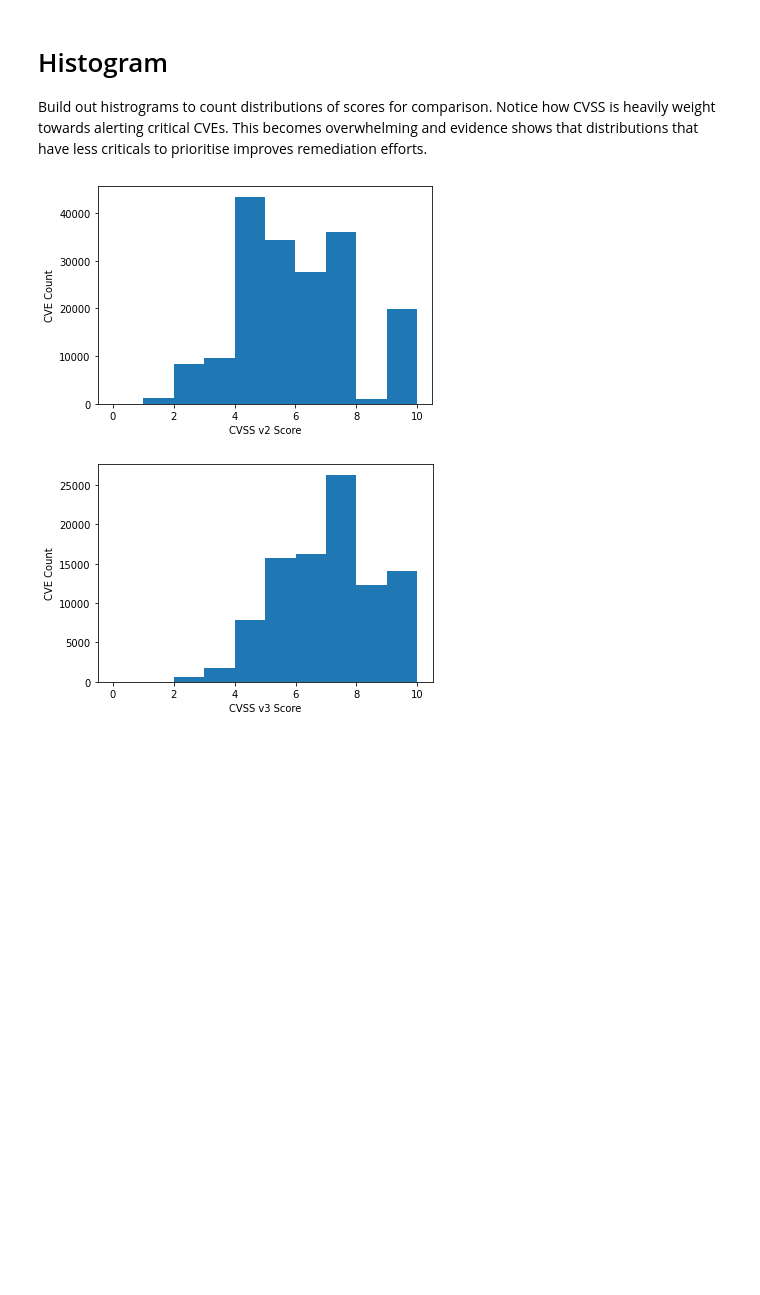
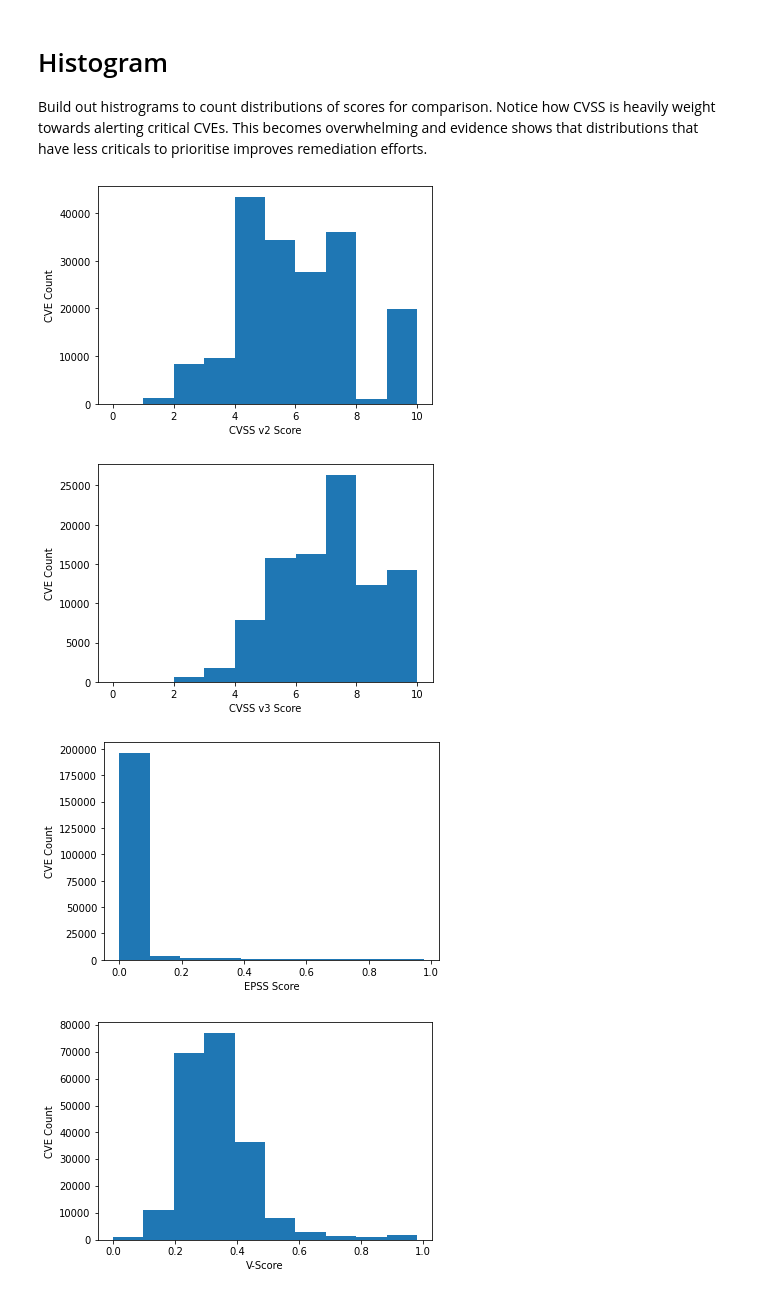
Before and after one commit to harri-renney-kaze/CVEFree, a Jupyter notebook: notebooks/analytics.ipynb, the cells around one changed output. Drawn from its saved outputs; the diff is of its cells as text; code cells hidden in the pictures; blank space fills up the shorter version.

```diff
--- a/notebooks/analytics.ipynb
+++ b/notebooks/analytics.ipynb
@@ -4,33 +4,60 @@ Build out histrograms to count distributions of scores for comparison. Notice ho
 # %%
 import json
 
 # Opening JSON file
-f = open('../full_history.json')
+f = open('../data/cve.json')
 
 # returns JSON object as
 # a dictionary
 data = json.load(f)
 
 # Iterating through the json list and populate histograms
-x_two = []
-x_three = []
+x_cvssv2 = []
+x_cvssv3 = []
+x_epss = []
+x_vscore = []
+x_social_media = []
 for i in data['cves']:
-    if 'cvssv2_base_score' in i:
-        x_two.append(i['cvssv2_base_score'])
-    if 'cvssv3_base_score' in i:
-        x_three.append(i['cvssv3_base_score'])
+    if i['cvssv2'] is not None:
+        x_cvssv2.append(i['cvssv2'])
+    if i['cvssv3'] is not None:
+        x_cvssv3.append(i['cvssv3'])
+    if i['epss'] is not None:
+        x_epss.append(i['epss'])
+    if i['v-score'] is not None:
+        x_vscore.append(i['v-score'])
+    if i['social_media_audience'] is not None:
+        x_social_media.append(i['social_media_audience'])
 
-plt.hist(x_two)
+plt.hist(x_cvssv2)
 plt.xlabel("CVSS v2 Score")
 plt.ylabel("CVE Count")
 plt.show()
-plt.hist(x_three)
+
+plt.hist(x_cvssv3)
 plt.xlabel("CVSS v3 Score")
+plt.ylabel("CVE Count")
+plt.show()
+
+plt.hist(x_epss)
+plt.xlabel("EPSS Score")
+plt.ylabel("CVE Count")
+plt.show()
+
+plt.hist(x_vscore)
+plt.xlabel("V-Score")
+plt.ylabel("CVE Count")
+plt.show()
+
+plt.hist(x_social_media)
+plt.xlabel("Social Media Audience")
 plt.ylabel("CVE Count")
 plt.show()
 
 # Closing file
 f.close()
 # %% [output]
 [figure]
 [figure]
+[figure, added]
+[figure, added]
```
Also changed, not shown: parts of 1 cell of this notebook.
